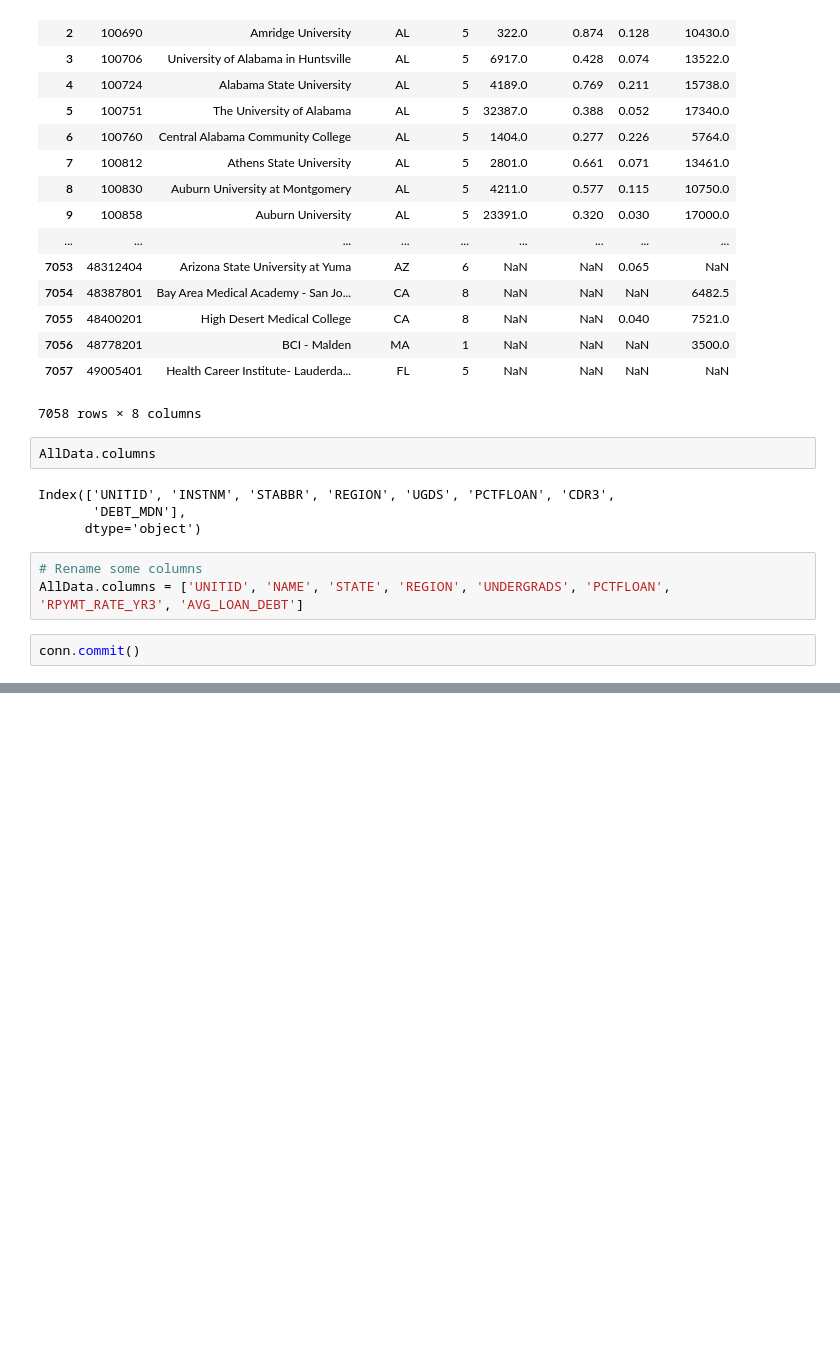
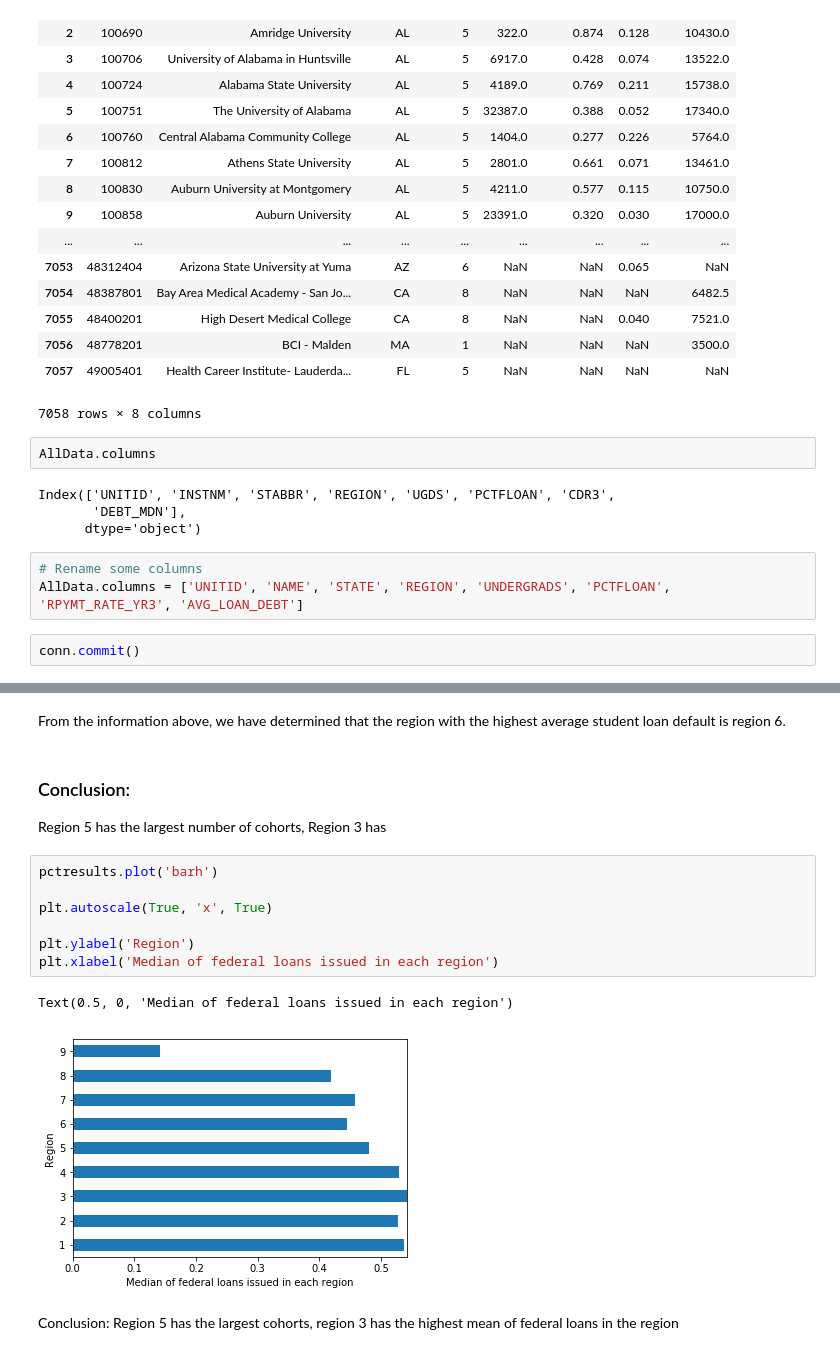
Before and after one commit to NinaMaxberry/Student-Loan-Default-Review, a Jupyter notebook: National Student Loan Debt Review.ipynb, the cells around one changed output, grey strips where cells are left out. Cells and saved outputs as stored; diff of their text form; blank space fills up the shorter version.

```diff
--- a/National Student Loan Debt Review.ipynb
+++ b/National Student Loan Debt Review.ipynb
@@ -149,0 +186,17 @@ my_pctloan(pctresults)
+# %% [markdown]
+From the information above, we have determined that the region with the highest average student loan default is region 6.
+# %% [markdown]
+### Conclusion:
+Region 5 has the largest number of cohorts, Region 3 has
+# %%
+pctresults.plot('barh')
+
+plt.autoscale(True, 'x', True)
+
+plt.ylabel('Region')
+plt.xlabel('Median of federal loans issued in each region')
+# %% [output]
+Text(0.5, 0, 'Median of federal loans issued in each region')
+[figure, added]
+# %% [markdown]
+Conclusion: Region 5 has the largest cohorts, region 3 has the highest mean of federal loans in the region
```
Also changed, not shown: parts of 19 cells of this notebook, 3 other files.
